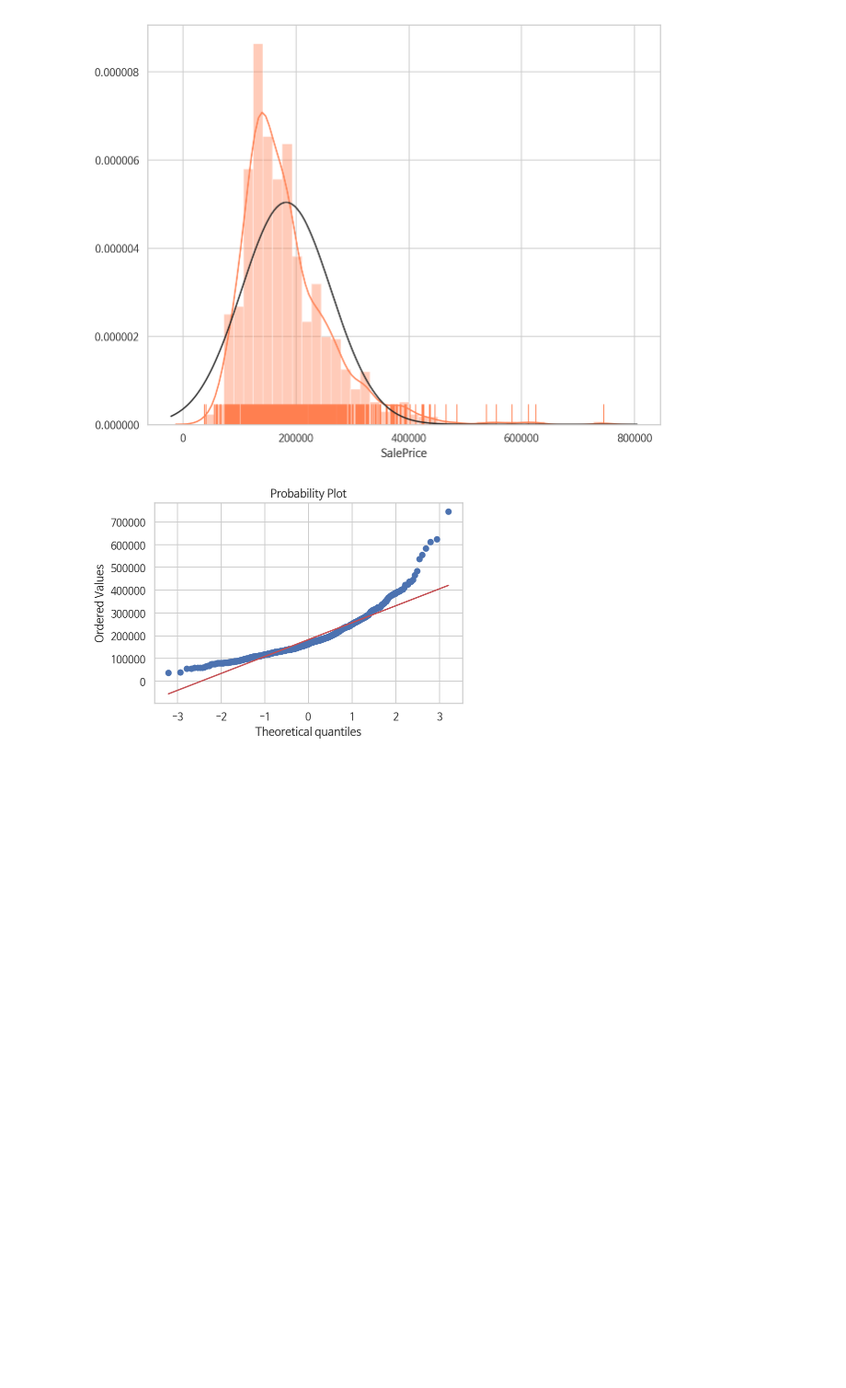
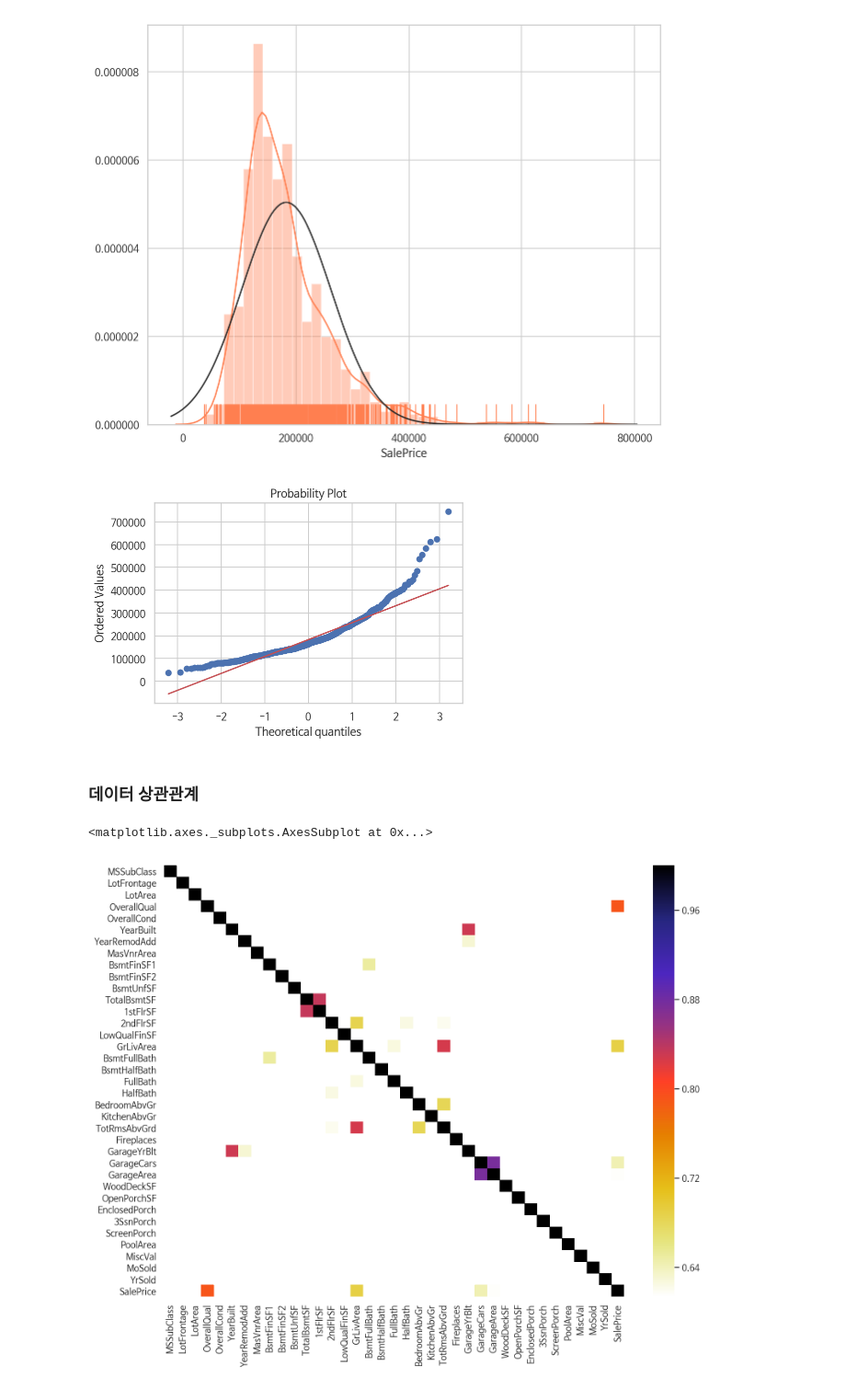
Before and after one commit to lim800/DoNotUse, a Jupyter notebook: SemiProject/houseplrices/jjlim.ipynb, the cells around one changed output. Shown: that part at 92% size. Saved outputs shown, nothing was run; the diff lists cells and outputs as text; code cells hidden in the pictures; blank space fills up the shorter version.

```diff
--- a/SemiProject/houseplrices/jjlim.ipynb
+++ b/SemiProject/houseplrices/jjlim.ipynb
@@ -92,3 +94,14 @@ sns.distplot(df_train['SalePrice'], color='coral', fit=norm, rug=True)
 res = stats.probplot(df_train['SalePrice'], plot=plt)
 # %% [output]
 [figure]
+# %% [markdown]
+### 데이터 상관관계
+# %%
+# 숫자형 변수끼리의 전체 상관관계 히트맵
+plt.figure(figsize=(13,10))
+df_corr = df_train.corr()
+df_corr = df_corr.where(df_corr >= 0,   -df_corr) # 음의 상관관계에서도 높은 상관계수를 갖은 데이터를 히트맵으로 보기 위해 음수를 양수로 변경
+sns.heatmap(df_corr.where(df_corr > 0.6), cmap="CMRmap_r") # 상관계수가 0.6 이상인 값만 히트맵에 표시
+# %% [output]
+<matplotlib.axes._subplots.AxesSubplot at 0x...>
+[figure, added]
```
Also changed, not shown: parts of 29 cells of this notebook.
